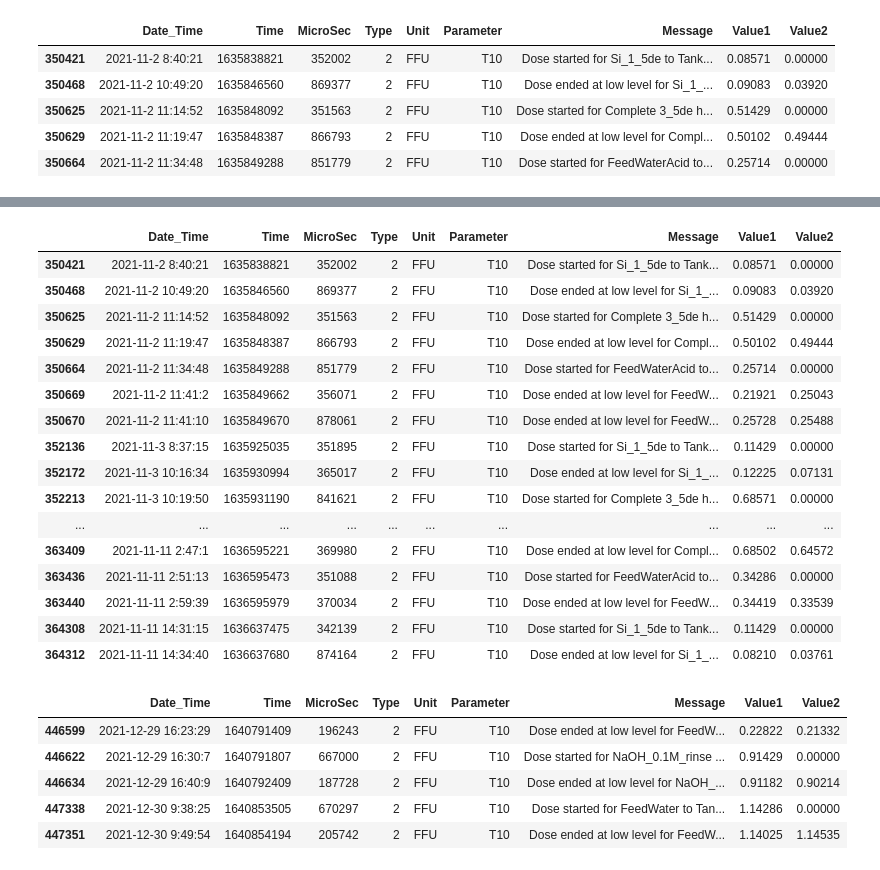
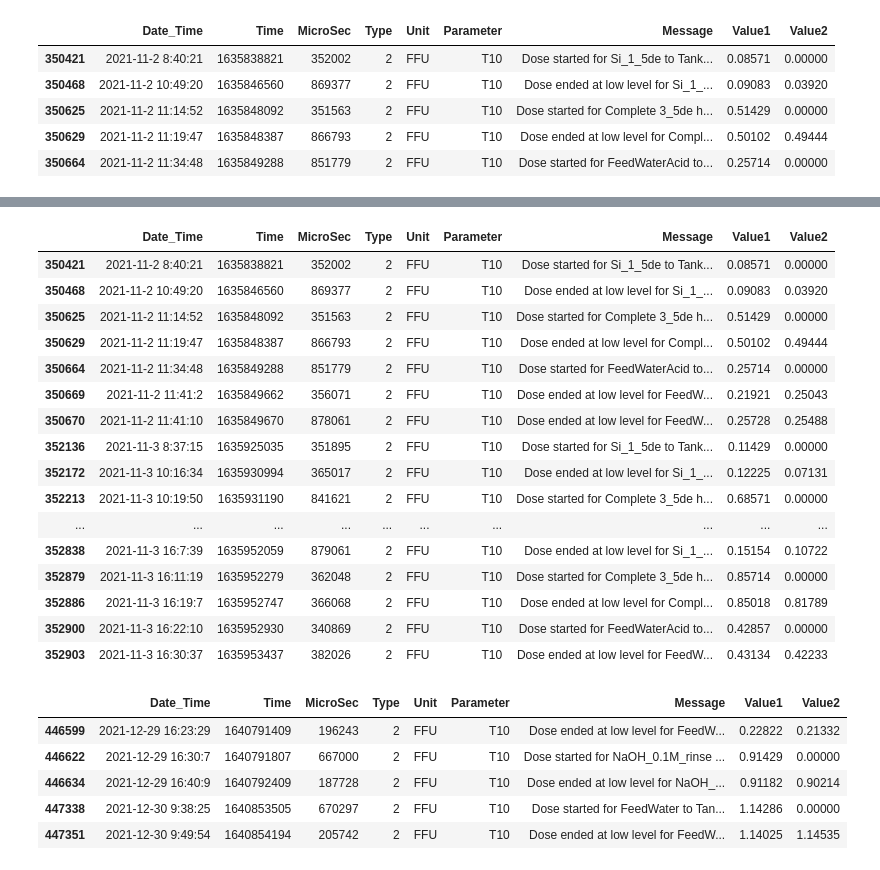
Before and after one commit to janakishyama/ESR_10, a Jupyter notebook: WP1/data_cleaning_DBexport/_4_feed_Nutrient/3_feedData_Dosing.ipynb, the cells around one changed output, grey strips where cells are left out. Cells and saved outputs as stored; diff of their text form; code cells hidden in the pictures.

```diff
--- a/WP1/data_cleaning_DBexport/_4_feed_Nutrient/3_feedData_Dosing.ipynb
+++ b/WP1/data_cleaning_DBexport/_4_feed_Nutrient/3_feedData_Dosing.ipynb
@@ -68,25 +59,25 @@ no_html_DF =  new_ins4.copy()
 #no_html_DF['Message'] = no_html_DF['Message'].str.replace(r'<[^<>]*>', '', regex=True)
 no_html_DF['Message'] = no_html_DF['Message'].str.replace(r'<.*?>.*?</.*?>', '', regex=True)
 # %%
-no_html_DF.head(60)
+no_html_DF.head(20)
 # %% [output]
 |  | Date_Time | Time | MicroSec | Type | Unit | Parameter | Message | Value1 | Value2 |
 | 350421 | 2021-11-2 8:40:21 | 1635838821 | 352002 | 2 | FFU | T10 | Dose started for Si_1_5de to Tank... | 0.08571 | 0.00000 |
 | 350468 | 2021-11-2 10:49:20 | 1635846560 | 869377 | 2 | FFU | T10 | Dose ended at low level for Si_1_... | 0.09083 | 0.03920 |
 | 350625 | 2021-11-2 11:14:52 | 1635848092 | 351563 | 2 | FFU | T10 | Dose started for Complete 3_5de h... | 0.51429 | 0.00000 |
 | 350629 | 2021-11-2 11:19:47 | 1635848387 | 866793 | 2 | FFU | T10 | Dose ended at low level for Compl... | 0.50102 | 0.49444 |
 | 350664 | 2021-11-2 11:34:48 | 1635849288 | 851779 | 2 | FFU | T10 | Dose started for FeedWaterAcid to... | 0.25714 | 0.00000 |
 | 350669 | 2021-11-2 11:41:2 | 1635849662 | 356071 | 2 | FFU | T10 | Dose ended at low level for FeedW... | 0.21921 | 0.25043 |
 | 350670 | 2021-11-2 11:41:10 | 1635849670 | 878061 | 2 | FFU | T10 | Dose ended at low level for FeedW... | 0.25728 | 0.25488 |
 | 352136 | 2021-11-3 8:37:15 | 1635925035 | 351895 | 2 | FFU | T10 | Dose started for Si_1_5de to Tank... | 0.11429 | 0.00000 |
 | 352172 | 2021-11-3 10:16:34 | 1635930994 | 365017 | 2 | FFU | T10 | Dose ended at low level for Si_1_... | 0.12225 | 0.07131 |
 | 352213 | 2021-11-3 10:19:50 | 1635931190 | 841621 | 2 | FFU | T10 | Dose started for Complete 3_5de h... | 0.68571 | 0.00000 |
 | ... | ... | ... | ... | ... | ... | ... | ... | ... | ... |
-| 363409 | 2021-11-11 2:47:1 | 1636595221 | 369980 | 2 | FFU | T10 | Dose ended at low level for Compl... | 0.68502 | 0.64572 |
-| 363436 | 2021-11-11 2:51:13 | 1636595473 | 351088 | 2 | FFU | T10 | Dose started for FeedWaterAcid to... | 0.34286 | 0.00000 |
-| 363440 | 2021-11-11 2:59:39 | 1636595979 | 370034 | 2 | FFU | T10 | Dose ended at low level for FeedW... | 0.34419 | 0.33539 |
-| 364308 | 2021-11-11 14:31:15 | 1636637475 | 342139 | 2 | FFU | T10 | Dose started for Si_1_5de to Tank... | 0.11429 | 0.00000 |
-| 364312 | 2021-11-11 14:34:40 | 1636637680 | 874164 | 2 | FFU | T10 | Dose ended at low level for Si_1_... | 0.08210 | 0.03761 |
+| 352838 | 2021-11-3 16:7:39 | 1635952059 | 879061 | 2 | FFU | T10 | Dose ended at low level for Si_1_... | 0.15154 | 0.10722 |
+| 352879 | 2021-11-3 16:11:19 | 1635952279 | 362048 | 2 | FFU | T10 | Dose started for Complete 3_5de h... | 0.85714 | 0.00000 |
+| 352886 | 2021-11-3 16:19:7 | 1635952747 | 366068 | 2 | FFU | T10 | Dose ended at low level for Compl... | 0.85018 | 0.81789 |
+| 352900 | 2021-11-3 16:22:10 | 1635952930 | 340869 | 2 | FFU | T10 | Dose started for FeedWaterAcid to... | 0.42857 | 0.00000 |
+| 352903 | 2021-11-3 16:30:37 | 1635953437 | 382026 | 2 | FFU | T10 | Dose ended at low level for FeedW... | 0.43134 | 0.42233 |
 # %%
 no_html_DF.tail()
 # %% [output]
```
Also changed, not shown: parts of 5 cells of this notebook.
